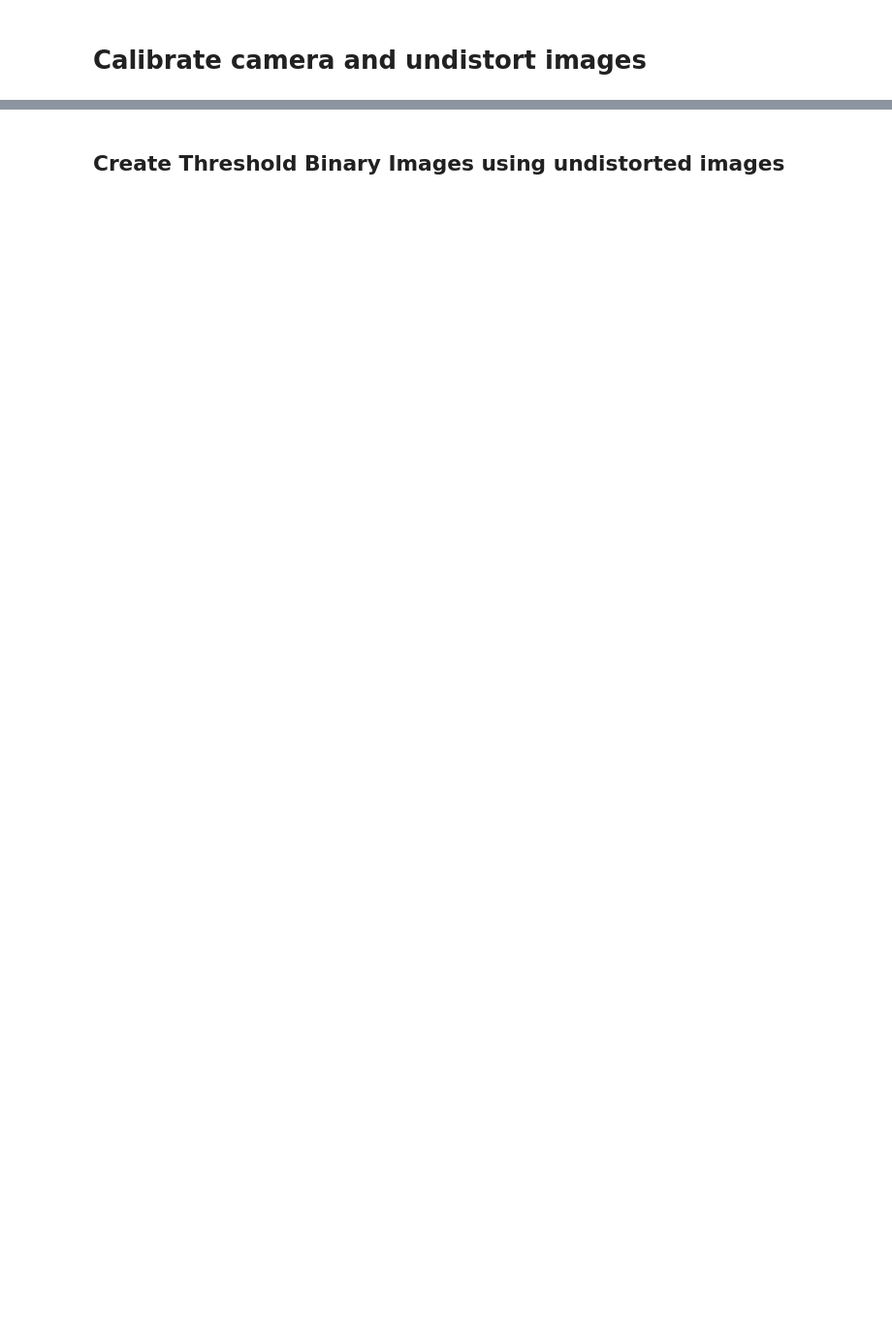
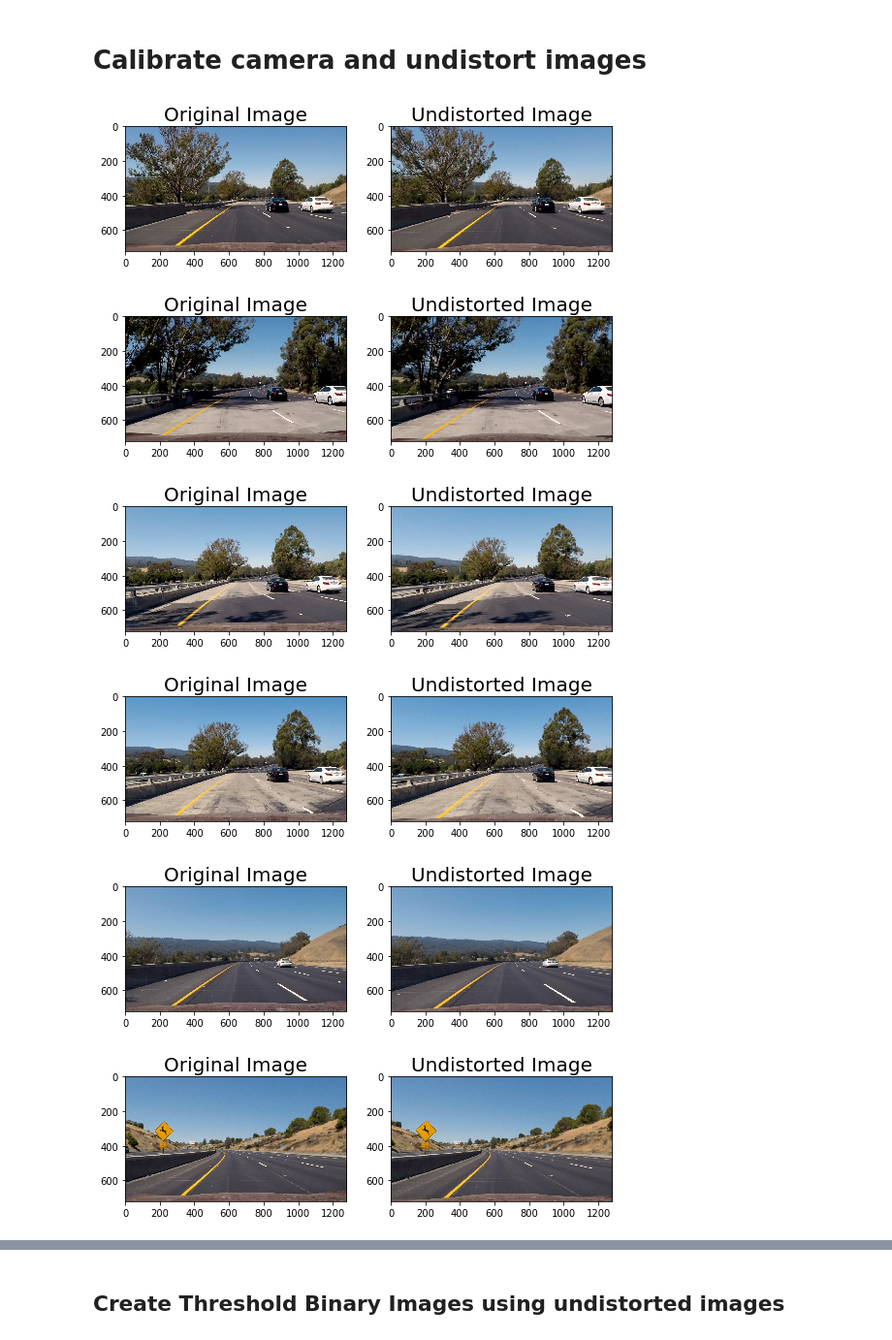
Before and after one commit to zhengfu23/Advanced-Lane-Line-Finding, a Jupyter notebook: Advanced_Lane_Finding_Project.ipynb, the cells around one changed output, grey strips where cells are left out. Shown at 97% size. Cells and saved outputs as stored; diff of their text form; code cells hidden in the pictures; blank space fills up the shorter version.

```diff
--- a/Advanced_Lane_Finding_Project.ipynb
+++ b/Advanced_Lane_Finding_Project.ipynb
@@ -54,19 +70,29 @@ cv2.destroyAllWindows()
 # %% [markdown]
 # Calibrate camera and undistort images
-# %%
-# Calibrate camera using the image points generated from previous step
-ret, mtx, dist, rvecs, tvecs = cv2.calibrateCamera(objpts, imgpts, img_size, None, None)
-
-# Read in the test images.
-straightline_imgs = glob.glob('test_images/straight_lines*.jpg')
-undist_imgs = []
-
-# Cycle the imgs to output undistorted ones.
-for fname in straightline_imgs:
-    img = cv2.imread(fname)
-    undist = cv2.undistort(img, mtx, dist, None, mtx)
-    undist_imgs.append(undist)
-
-cv2.imshow('test', undist_imgs[0])
-cv2.waitKey()
-cv2.destroyAllWindows()
+# %%
+# Remove distortion from images using the correction matrix
+def undistort_img(img, display=True, read=True):
+    if read:
+        img = cv2.imread(img)
+    img_size = (img.shape[1], img.shape[0])
+    ret, mtx, dist, rvecs, tvecs = cv2.calibrateCamera(objpts, imgpts, img_size, None, None)
+    undist = cv2.undistort(img, mtx, dist, None, mtx)
+    if display:
+        f, (ax1, ax2) = plt.subplots(1, 2, figsize=(9,6))
+        ax1.imshow(cv2.cvtColor(img, cv2.COLOR_BGR2RGB))
+        ax1.set_title('Original Image', fontsize=20)
+        ax2.imshow(cv2.cvtColor(undist, cv2.COLOR_BGR2RGB))
+        ax2.set_title('Undistorted Image', fontsize=20)
+    else:
+        return undist
+# %%
+images = glob.glob('test_images/test*.jpg')
+for image in images:
+    undistort_img(image)
+# %% [output]
+[figure, added]
+[figure, added]
+[figure, added]
+[figure, added]
+[figure, added]
+[figure, added]
```
Also changed, not shown: parts of 5 cells of this notebook, 1 other file.
